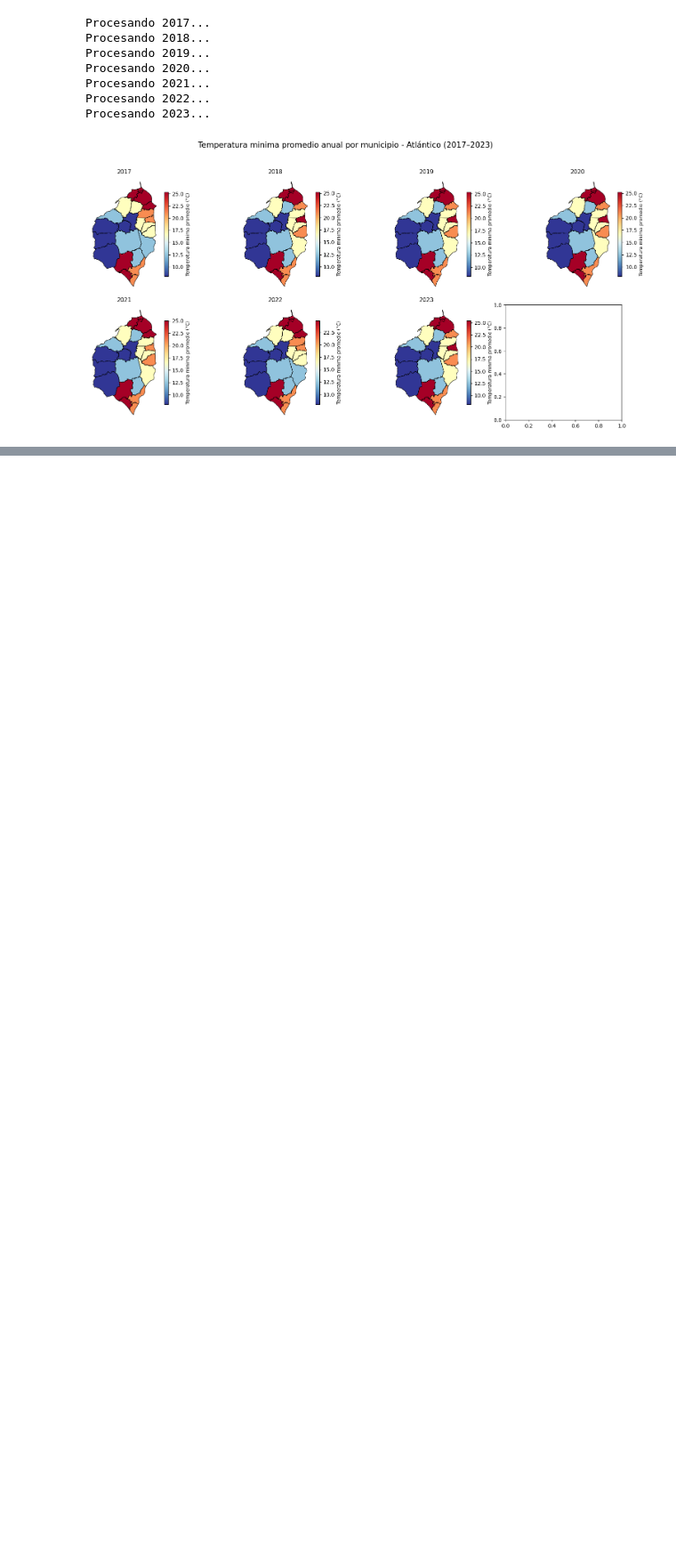
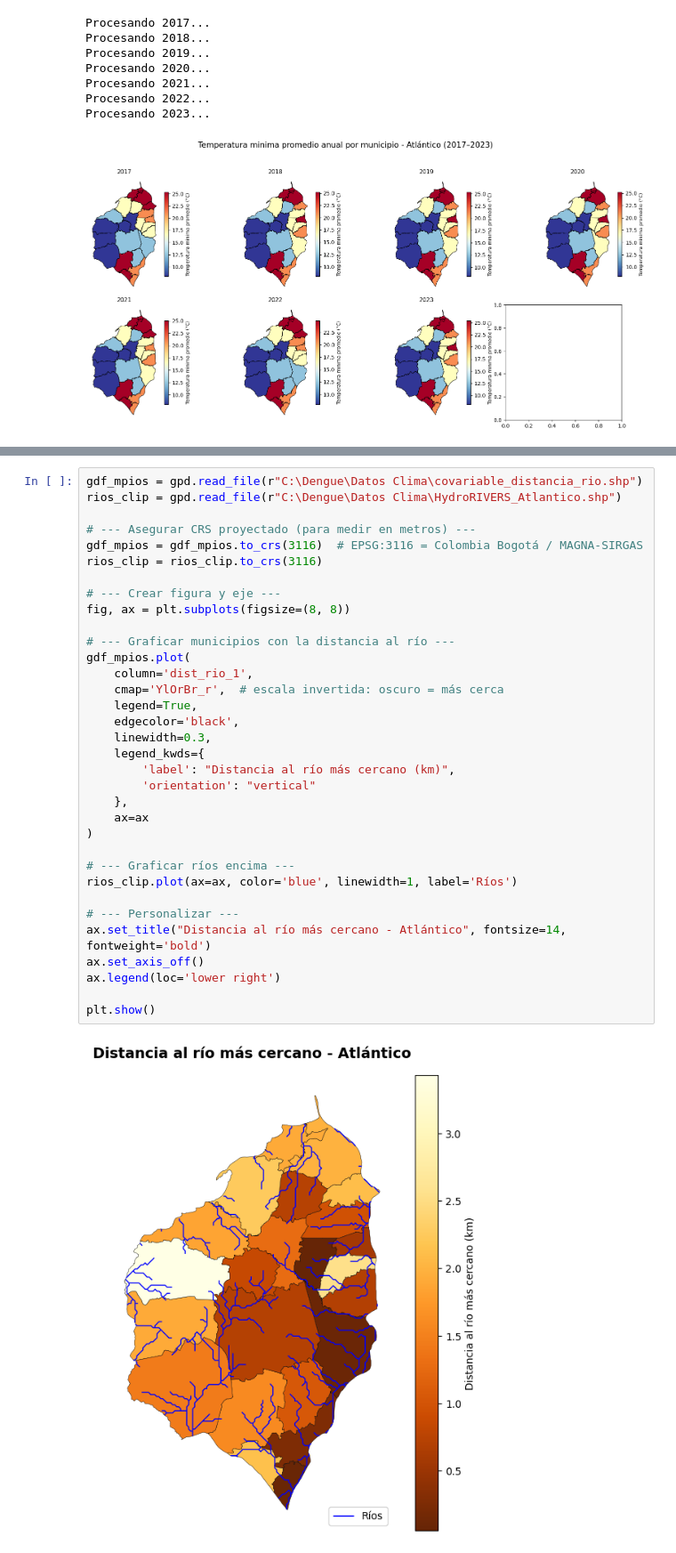
Before and after one commit to Darally06/Dengue_caracterization, a Jupyter notebook: 6_var_entorno.ipynb, the cells around one changed output, grey strips where cells are left out. Shown at 89% size. Saved outputs shown, nothing was run; the diff lists cells and outputs as text; blank space fills up the shorter version.

```diff
--- a/6_var_entorno.ipynb
+++ b/6_var_entorno.ipynb
@@ -433,0 +294,36 @@ print("✅ Archivo final generado: resumen_climatico_atlantico_2017_2023.csv")
+# %%
+gdf_mpios = gpd.read_file(r"C:\Dengue\Datos Clima\covariable_distancia_rio.shp")
+rios_clip = gpd.read_file(r"C:\Dengue\Datos Clima\HydroRIVERS_Atlantico.shp")
+
+# --- Asegurar CRS proyectado (para medir en metros) ---
+gdf_mpios = gdf_mpios.to_crs(3116)  # EPSG:3116 = Colombia Bogotá / MAGNA-SIRGAS
+rios_clip = rios_clip.to_crs(3116)
+
+# --- Crear figura y eje ---
+fig, ax = plt.subplots(figsize=(8, 8))
+
+# --- Graficar municipios con la distancia al río ---
+gdf_mpios.plot(
+    column='dist_rio_1',
+    cmap='YlOrBr_r',  # escala invertida: oscuro = más cerca
+    legend=True,
+    edgecolor='black',
+    linewidth=0.3,
+    legend_kwds={
+        'label': "Distancia al río más cercano (km)",
+        'orientation': "vertical"
+    },
+    ax=ax
+)
+
+# --- Graficar ríos encima ---
+rios_clip.plot(ax=ax, color='blue', linewidth=1, label='Ríos')
+
+# --- Personalizar ---
+ax.set_title("Distancia al río más cercano - Atlántico", fontsize=14, fontweight='bold')
+ax.set_axis_off()
+ax.legend(loc='lower right')
+
+plt.show()
+# %% [output]
+[figure, added]
```
Also changed, not shown: parts of 6 cells of this notebook, 5 other files.
